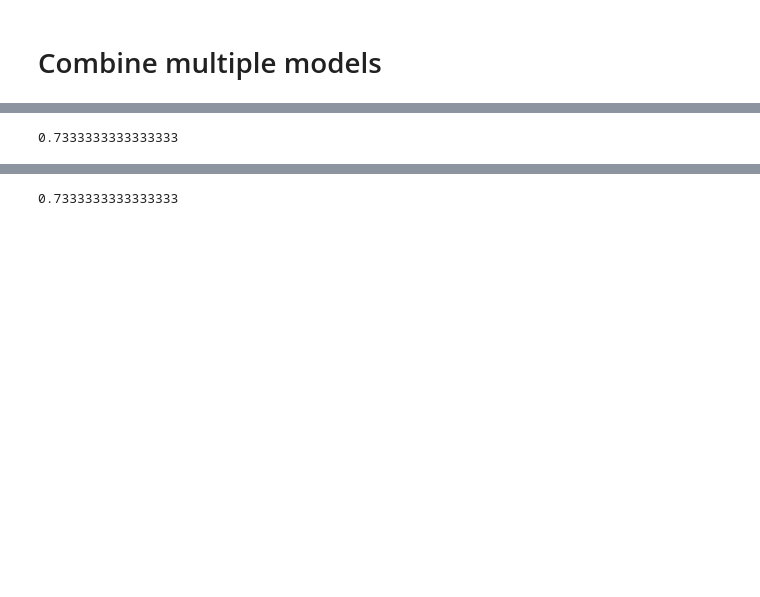
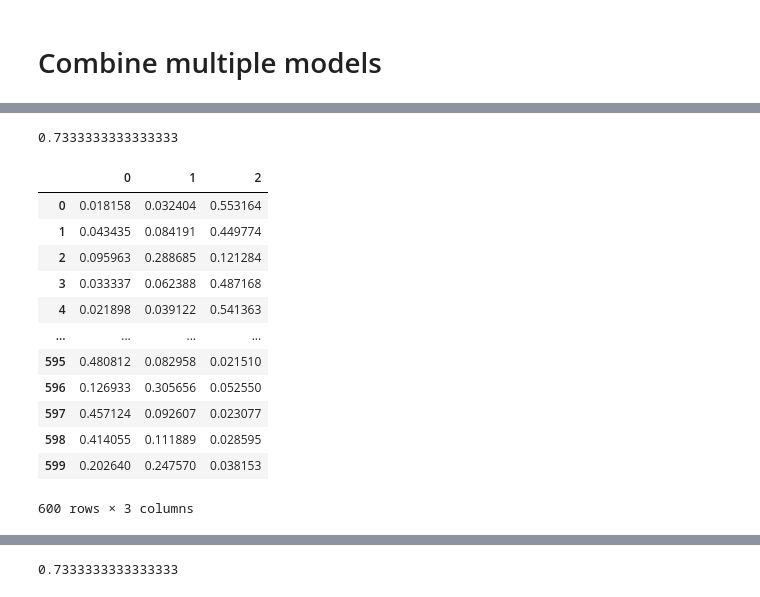
Before and after one commit to henockmamo54/CIM, a Jupyter notebook: notebook/Final Results/OVO test/NoHBP_12 Features Model.ipynb, the cells around one changed output, grey strips where cells are left out. Cells and saved outputs as stored; diff of their text form; code cells hidden in the pictures; blank space fills up the shorter version.

```diff
--- a/notebook/Final Results/OVO test/NoHBP_12 Features Model.ipynb
+++ b/notebook/Final Results/OVO test/NoHBP_12 Features Model.ipynb
@@ -511,11 +516,25 @@ pnc3 = (
 [interactive output not drawn]
 # %%
 temp = np.zeros((ytest_original.shape[0], 3))
-temp[:, 0] = pc1 + pnc2 * pnc3
-temp[:, 1] = pc2 + pnc1 * pnc3
-temp[:, 2] = pc3 + pnc1 * pnc2
+temp[:, 0] = pc1 * pnc2 * pnc3
+temp[:, 1] = pc2 * pnc1 * pnc3
+temp[:, 2] = pc3 * pnc1 * pnc2
 
-m.accuracy_score(ytest_original, np.argmax(temp, axis=1))
+print(m.accuracy_score(ytest_original, np.argmax(temp, axis=1)))
+pd.DataFrame(temp)
 # %% [output]
 0.7333333333333333
+|  | 0 | 1 | 2 |
+| 0 | 0.018158 | 0.032404 | 0.553164 |
+| 1 | 0.043435 | 0.084191 | 0.449774 |
+| 2 | 0.095963 | 0.288685 | 0.121284 |
+| 3 | 0.033337 | 0.062388 | 0.487168 |
+| 4 | 0.021898 | 0.039122 | 0.541363 |
+| ... | ... | ... | ... |
+| 595 | 0.480812 | 0.082958 | 0.021510 |
+| 596 | 0.126933 | 0.305656 | 0.052550 |
+| 597 | 0.457124 | 0.092607 | 0.023077 |
+| 598 | 0.414055 | 0.111889 | 0.028595 |
+| 599 | 0.202640 | 0.247570 | 0.038153 |
+600 rows × 3 columns
 [interactive output not drawn]
```
Also changed, not shown: parts of 8 cells of this notebook, 1 other file.
